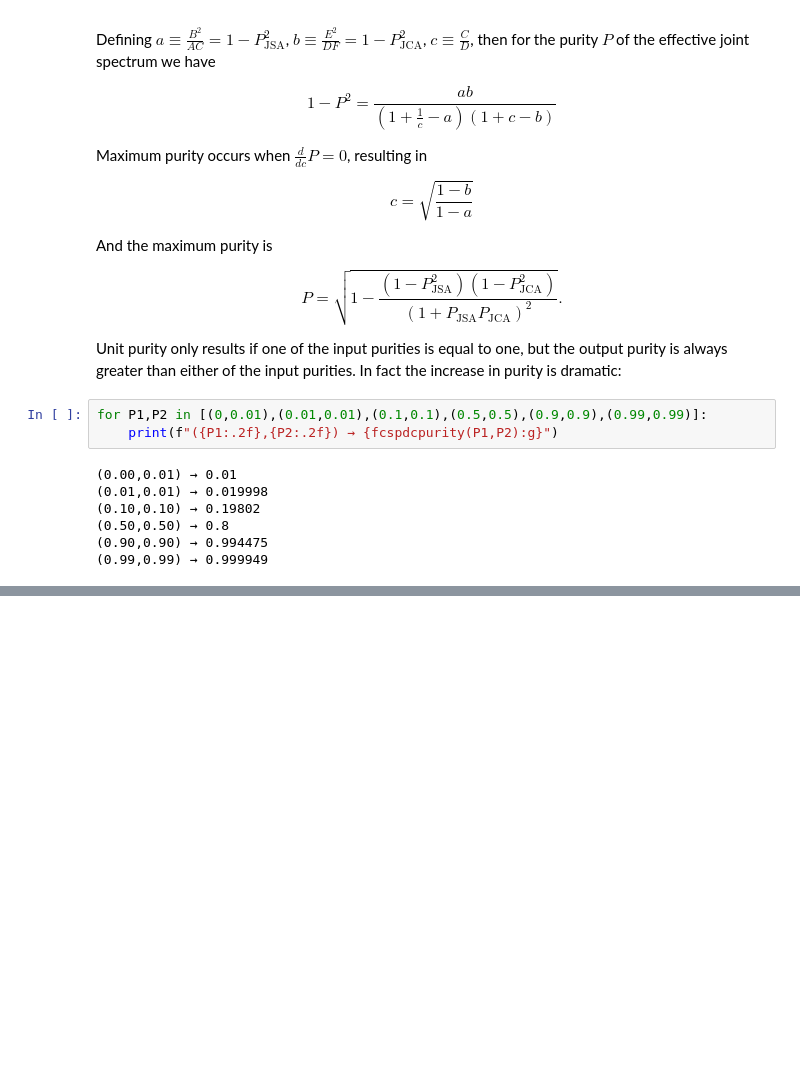
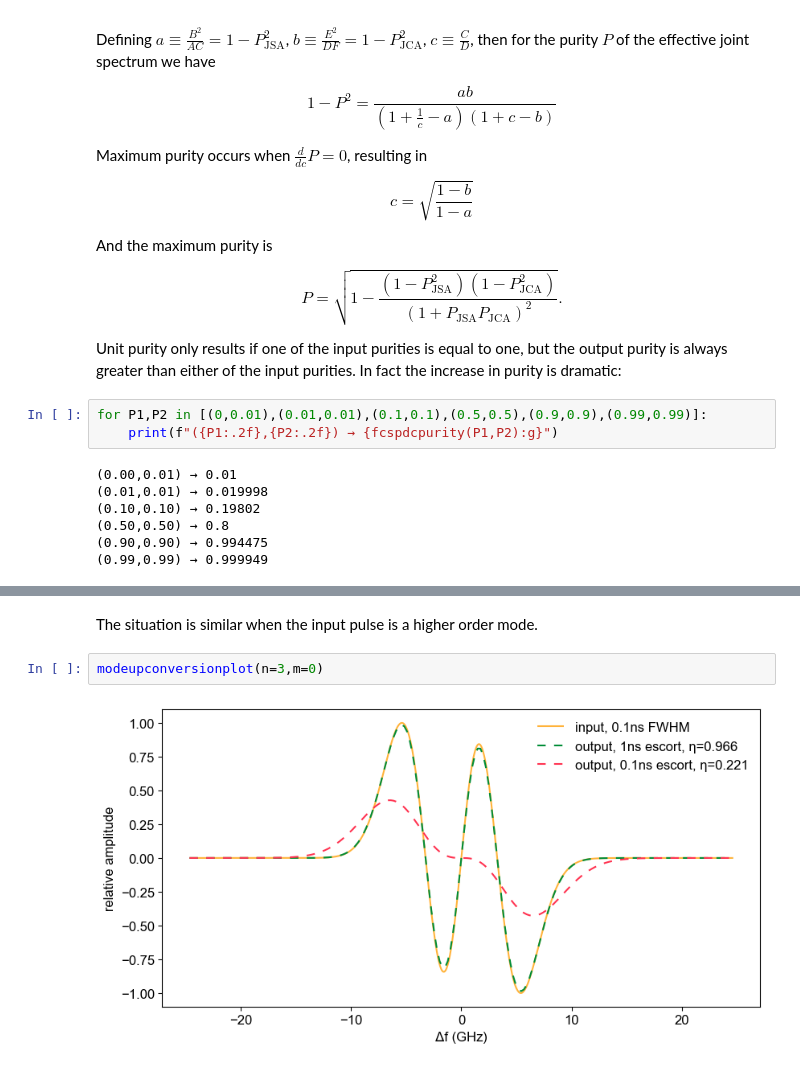
Before and after one commit to decoherer/jointspectrum, a Jupyter notebook: README.ipynb, the cells around one changed output, grey strips where cells are left out. Saved outputs shown, nothing was run; the diff lists cells and outputs as text; blank space fills up the shorter version.

```diff
--- a/README.ipynb
+++ b/README.ipynb
@@ -201,0 +276,6 @@ for P1,P2 in [(0,0.01),(0.01,0.01),(0.1,0.1),(0.5,0.5),(0.9,0.9),(0.99,0.99)]:
+# %% [markdown]
+The situation is similar when the input pulse is a higher order mode.
+# %%
+modeupconversionplot(n=3,m=0)
+# %% [output]
+[figure, added]
```
Also changed, not shown: parts of 13 cells of this notebook, 10 other files.
